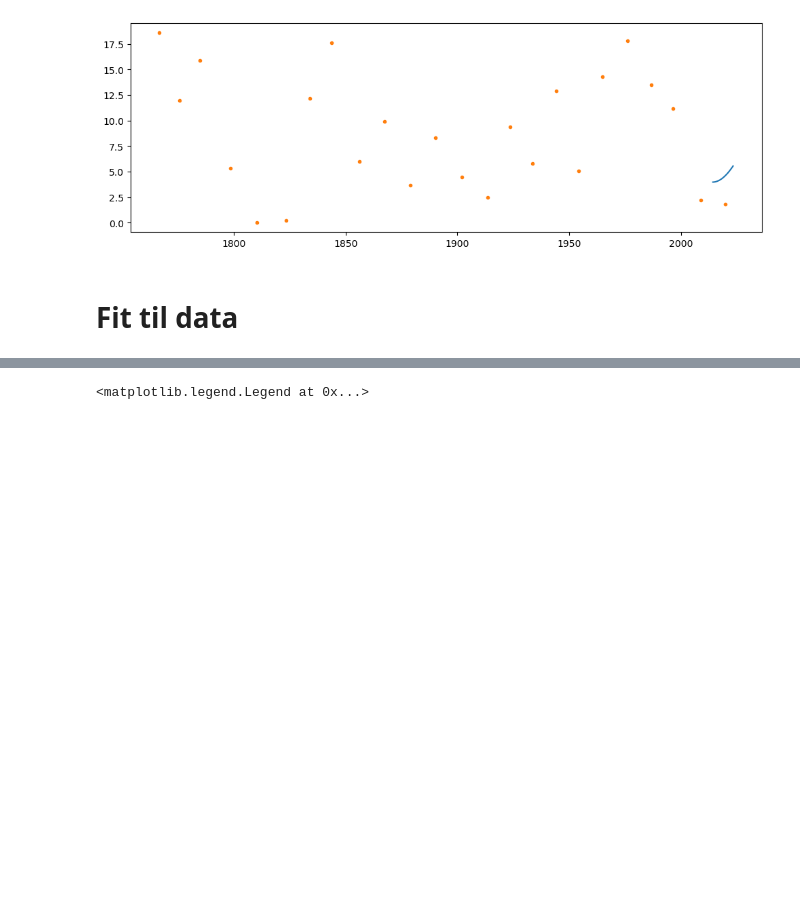
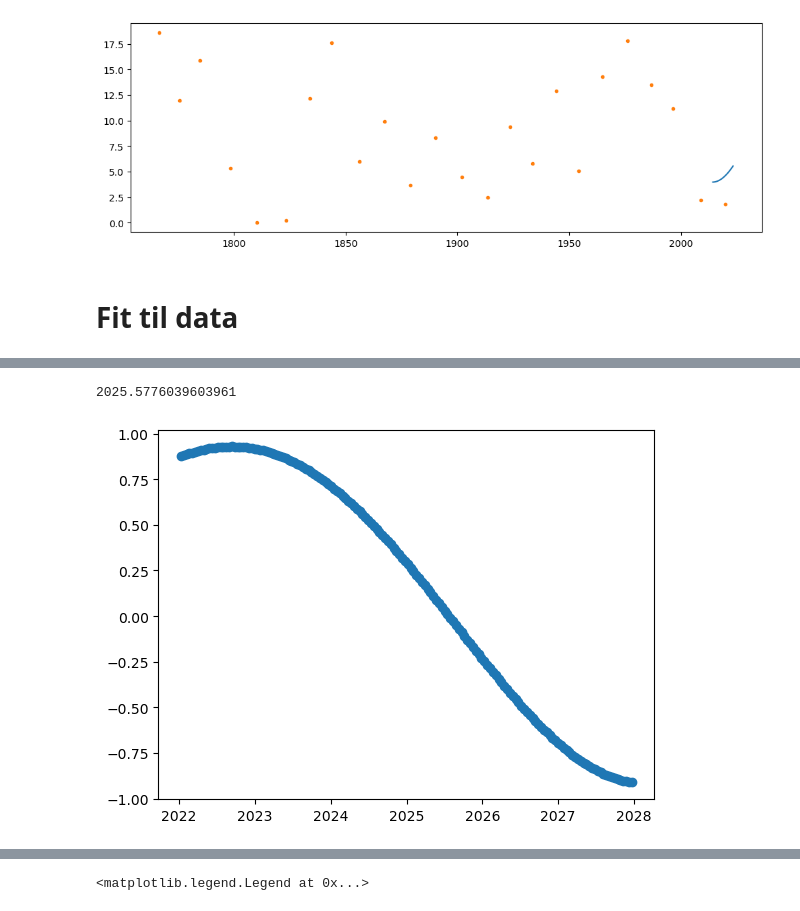
Before and after one commit to Focus9752/Solpletter_projekt, a Jupyter notebook: ok/Solpletanalyse.ipynb, the cells around one changed output, grey strips where cells are left out. Drawn from its saved outputs; the diff is of its cells as text; code cells hidden in the pictures; blank space fills up the shorter version.

```diff
--- a/ok/Solpletanalyse.ipynb
+++ b/ok/Solpletanalyse.ipynb
@@ -132,3 +134,25 @@ plt.plot(x,y)
+# %%
+#plt.plot(x[0:-1],np.diff(sin6(x,*Var6)))
+
+xxx=x[0:-1]
+diff = np.diff((sin6(x,*Var6)))
+Maske=(2022 < xxx) & (xxx < 2028)
+xx = xxx[Maske]
+yy = diff[Maske]
+
+plt.scatter(xx,yy)
+
+
+d=1
+for n in range(len(yy)):
+    if abs(d)>abs(yy[n]):
+        d=yy[n]
+
+np.where(yy==d)[0][0]
+print(xx[ np.where(yy==d)[0][0] ])
+# %% [output]
+2025.5776039603961
+[figure, added]
 # %%
 x=np.linspace(Dato_brøkdel[0] , Dato_brøkdel[-1] +100, 1000)
 y=sin6(x,*Var6)
```
Also changed, not shown: parts of 4 cells of this notebook.
